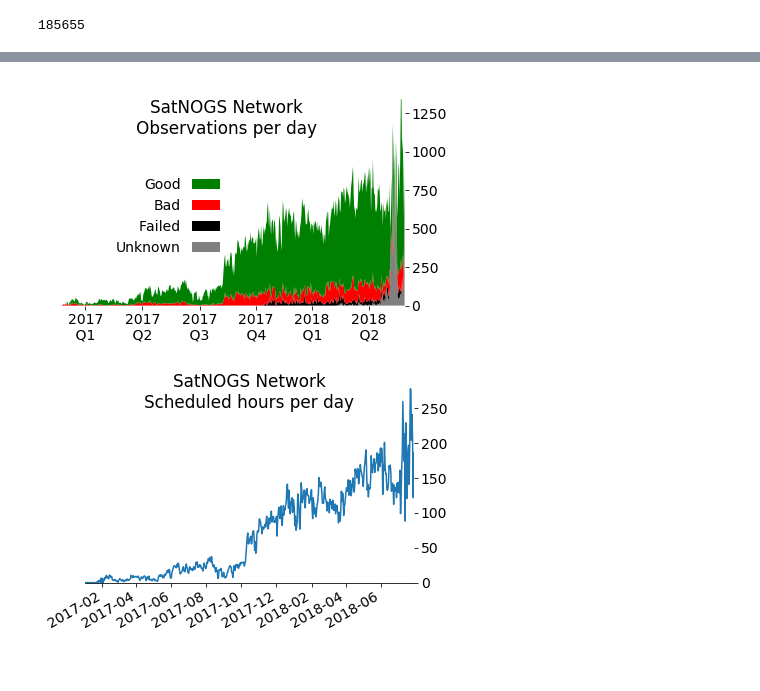
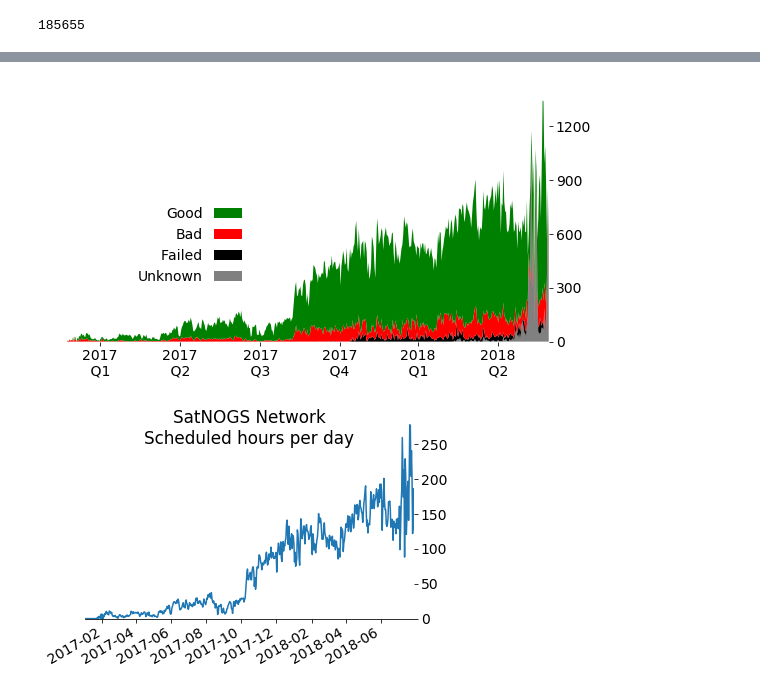
Before and after one commit to wiredlab/scheduling-bazaar, a Jupyter notebook: notebooks/observations-status.ipynb, the cells around one changed output, grey strips where cells are left out. Saved outputs shown, nothing was run; the diff lists cells and outputs as text; code cells hidden in the pictures.

Commit message:
WIP figures for SmallSat

```diff
--- a/notebooks/observations-status.ipynb
+++ b/notebooks/observations-status.ipynb
@@ -49,6 +49,8 @@ firstday = tree.begin().replace(hour=0, minute=0, second=0)
 lastday = tree.end().replace(hour=0, minute=0, second=0)
 
 
-days = [firstday + timedelta(days=i) for i in range(0, (lastday - firstday).days, 1)]
+days = [firstday + timedelta(days=i) for i in range(0, (lastday - firstday).days +1, 1)]
+print(firstday)
+print(lastday)
 len(days)
 # %% [output]
@@ -78,7 +82,7 @@ for i, day in enumerate(days):
     unknown.append(count['unknown'])
     duration.append(d)
 # %%
-fig, ax = plt.subplots()
+fig, ax = plt.subplots(figsize=(8, 4.5))
 
 #ax.plot(days, total, '-k', label='Total', alpha=0.8)
 #ax.plot(days, good, '-g', label='Good')
@@ -95,13 +99,13 @@ lines = ax.stackplot(
 )
 #plt.setp(lines, alpha=0.9)
 
-ax.set_title(
-    'SatNOGS Network\nObservations per day',
-    va='top',
-    #ha='left',
-    #loc='left',
-    pad=-10,
-)
+#ax.set_title(
+#    'SatNOGS Network\nObservations per day',
+#    va='top',
+#    #ha='left',
+#    #loc='left',
+#    pad=-10,
+#)
 
 # stackplot reverses the legend order :(
 handles, labels = ax.get_legend_handles_labels()
@@ -109,41 +113,45 @@ ax.legend(
     handles[::-1],
     labels[::-1],
     loc='lower right',
-    bbox_to_anchor=(0.5, 0.2),
+    bbox_to_anchor=(0.4, 0.2),
     frameon=False,
     markerfirst=False,
     borderpad=0,
 )
 
 #fig.autofmt_xdate()
 ax.xaxis.set_major_locator(mpl.dates.MonthLocator(interval=3))
 #ax.xaxis.set_major_formatter(mpl.dates.DateFormatter('%Y-%m'))
 def quarter_formatter(x, pos):
     d = mpl.dates.num2date(x)
     q = ((d.month - 1) // 3) + 1
-    s = '{}\n Q{} '.format(d.year, q)
+    if True: #q % 2 == 1:
+        s = '{}\n Q{} '.format(d.year, q)
+    else:
+        s = ''
     return s
 
 ax.xaxis.set_major_formatter(mpl.ticker.FuncFormatter(quarter_formatter))
 
 labels = ax.get_xticklabels()
-plt.setp(labels, rotation=0, ha='center')
+plt.setp(labels, rotation=0, ha='center', va='top')
 
 ax.set_xlim(left=datetime(2017, 1, 1), right=days[-1])
 
 ax.yaxis.tick_right()
+ax.set_yticks(range(0, 1500, 300))
 ax.set_ylim(bottom=0)
 
 ax.spines['left'].set_visible(False)
 ax.spines['top'].set_visible(False)
 ax.spines['right'].set_visible(False)
 ax.spines['bottom'].set_visible(False)
 
 plt.tight_layout()
 
-#fig.savefig('network-obs-day.png', dpi=150)
+fig.savefig('network-obs-day.png', dpi=300)
 # %% [output]
-[figure, old version]
+[figure, new version]
 # %%
 fig, ax = plt.subplots()
 
```
Also changed, not shown: parts of 1 cell of this notebook.
